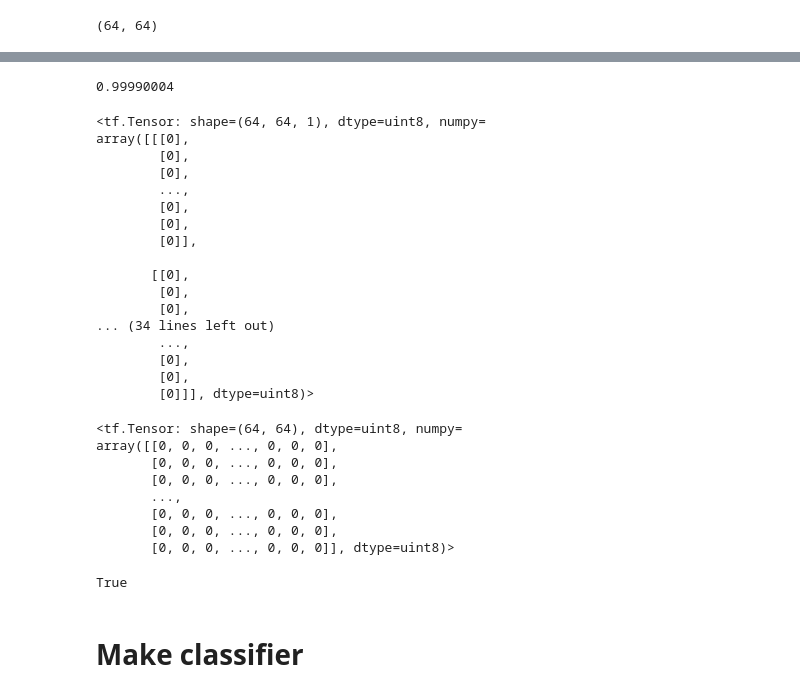
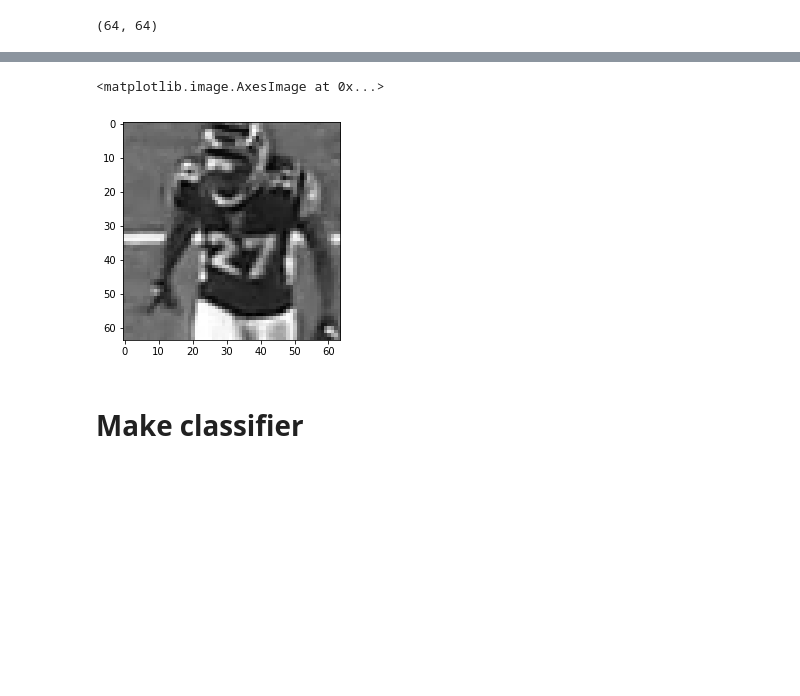
Before and after one commit to borissnapir/playground, a Jupyter notebook: number_classification/number_classification.ipynb, the cells around one changed output, grey strips where cells are left out. Drawn from its saved outputs; the diff is of its cells as text; code cells hidden in the pictures; blank space fills up the shorter version.

```diff
--- a/number_classification/number_classification.ipynb
+++ b/number_classification/number_classification.ipynb
@@ -147,5 +161,7 @@ plt.imread("/workspace/workdir/projects/playground/data/double_mnist_seed_123_im
 filename = "/workspace/workdir/projects/playground/data/double_mnist_seed_123_image_size_64_64/00/0_00.png"
 filename = "/workspace/workdir/projects/playground/data/players_number/train_player_numbers/57583_000082_Endzone_20_H27.png"
 image_string = tf.io.read_file(filename)
-image = tf.image.decode_jpeg(image_string, channels=1)
-# image = tf.image.convert_image_dtype(image, t/f.float32)
+image = tf.image.decode_jpeg(image_string, channels=3)
+image = tf.image.rgb_to_grayscale(image)
+image = tf.image.grayscale_to_rgb(image)
+# image = tf.image.convert_image_dtype(image, tf.float32)
@@ -172,42 +168,8 @@ array([[[108],
-# %%
-np.max(tf.image.rgb_to_grayscale(image) - image[..., 0])
-# %% [output]
-0.99990004
-# %%
-tf.image.rgb_to_grayscale(image)
-# %% [output]
-<tf.Tensor: shape=(64, 64, 1), dtype=uint8, numpy=
-array([[[0],
-        [0],
-        [0],
-        ...,
-        [0],
-        [0],
-        [0]],
-
-       [[0],
-        [0],
-        [0],
-... (34 lines left out)
-        ...,
-        [0],
-        [0],
-        [0]]], dtype=uint8)>
-# %%
-image[..., 0]
-# %% [output]
-<tf.Tensor: shape=(64, 64), dtype=uint8, numpy=
-array([[0, 0, 0, ..., 0, 0, 0],
-       [0, 0, 0, ..., 0, 0, 0],
-       [0, 0, 0, ..., 0, 0, 0],
-       ...,
-       [0, 0, 0, ..., 0, 0, 0],
-       [0, 0, 0, ..., 0, 0, 0],
-       [0, 0, 0, ..., 0, 0, 0]], dtype=uint8)>
-# %%
-np.all(image[..., 0] == image[..., 1])
-# %% [output]
-True
+# %%
+plt.imshow(image)
+# %% [output]
+<matplotlib.image.AxesImage at 0x...>
+[figure, added]
 # %% [markdown]
 # Make classifier
 # %%
```
Also changed, not shown: parts of 6 cells of this notebook, 5 other files.
